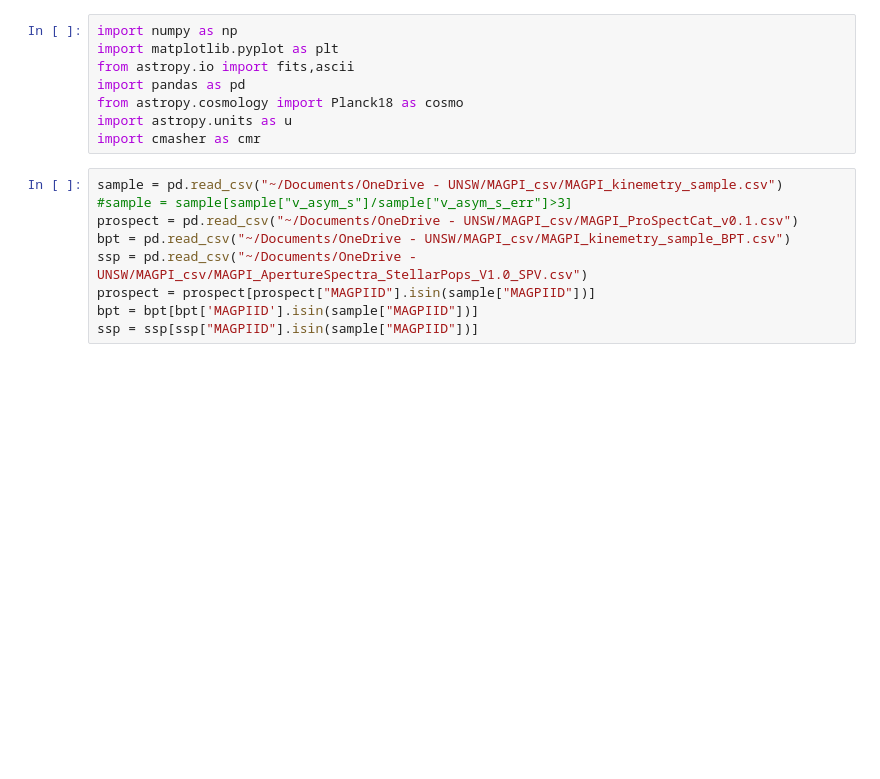
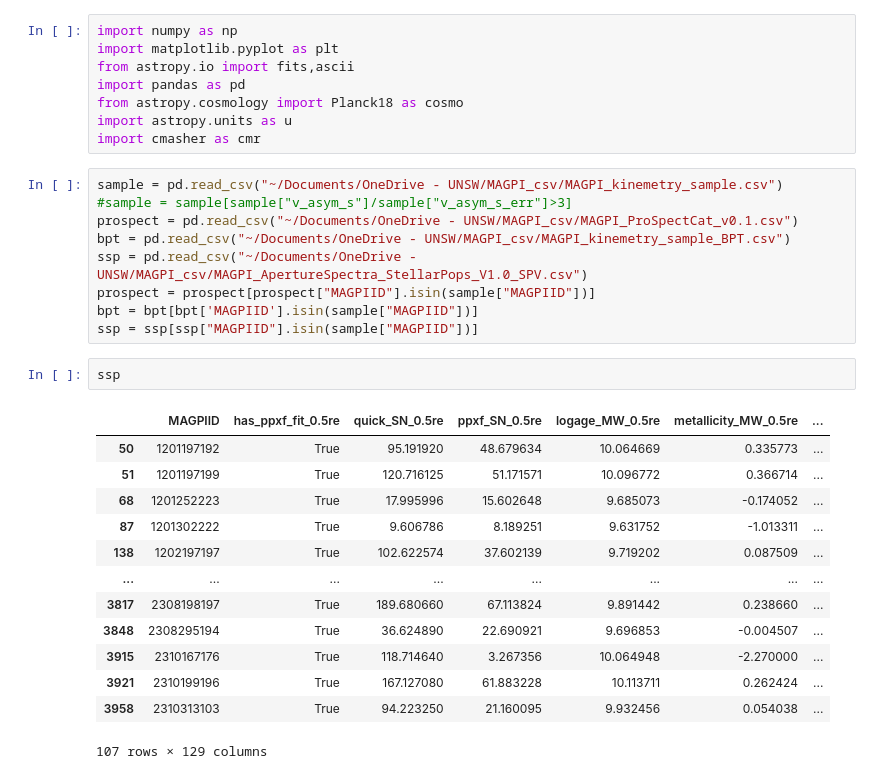
Before and after one commit to r-bagge/MAGPI_kinematics, a Jupyter notebook: plots.ipynb, the cells around one changed output. Cells and saved outputs as stored; diff of their text form; blank space fills up the shorter version.

```diff
--- a/plots.ipynb
+++ b/plots.ipynb
@@ -15,6 +15,22 @@ ssp = pd.read_csv("~/Documents/OneDrive - UNSW/MAGPI_csv/MAGPI_ApertureSpectra_S
 prospect = prospect[prospect["MAGPIID"].isin(sample["MAGPIID"])]
 bpt = bpt[bpt['MAGPIID'].isin(sample["MAGPIID"])]
 ssp = ssp[ssp["MAGPIID"].isin(sample["MAGPIID"])]
+# %%
+ssp
+# %% [output]
+|  | MAGPIID | has_ppxf_fit_0.5re | quick_SN_0.5re | ppxf_SN_0.5re | logage_MW_0.5re | metallicity_MW_0.5re | ... |
+| 50 | 1201197192 | True | 95.191920 | 48.679634 | 10.064669 | 0.335773 | ... |
+| 51 | 1201197199 | True | 120.716125 | 51.171571 | 10.096772 | 0.366714 | ... |
+| 68 | 1201252223 | True | 17.995996 | 15.602648 | 9.685073 | -0.174052 | ... |
+| 87 | 1201302222 | True | 9.606786 | 8.189251 | 9.631752 | -1.013311 | ... |
+| 138 | 1202197197 | True | 102.622574 | 37.602139 | 9.719202 | 0.087509 | ... |
+| ... | ... | ... | ... | ... | ... | ... | ... |
+| 3817 | 2308198197 | True | 189.680660 | 67.113824 | 9.891442 | 0.238660 | ... |
+| 3848 | 2308295194 | True | 36.624890 | 22.690921 | 9.696853 | -0.004507 | ... |
+| 3915 | 2310167176 | True | 118.714640 | 3.267356 | 10.064948 | -2.270000 | ... |
+| 3921 | 2310199196 | True | 167.127080 | 61.883228 | 10.113711 | 0.262424 | ... |
+| 3958 | 2310313103 | True | 94.223250 | 21.160095 | 9.932456 | 0.054038 | ... |
+107 rows × 129 columns
 # %%
 s = sample["v_asym_s"].to_numpy()
 s[np.isnan(s)]=10**(-2.5)
```
Also changed, not shown: parts of 7 cells of this notebook.
